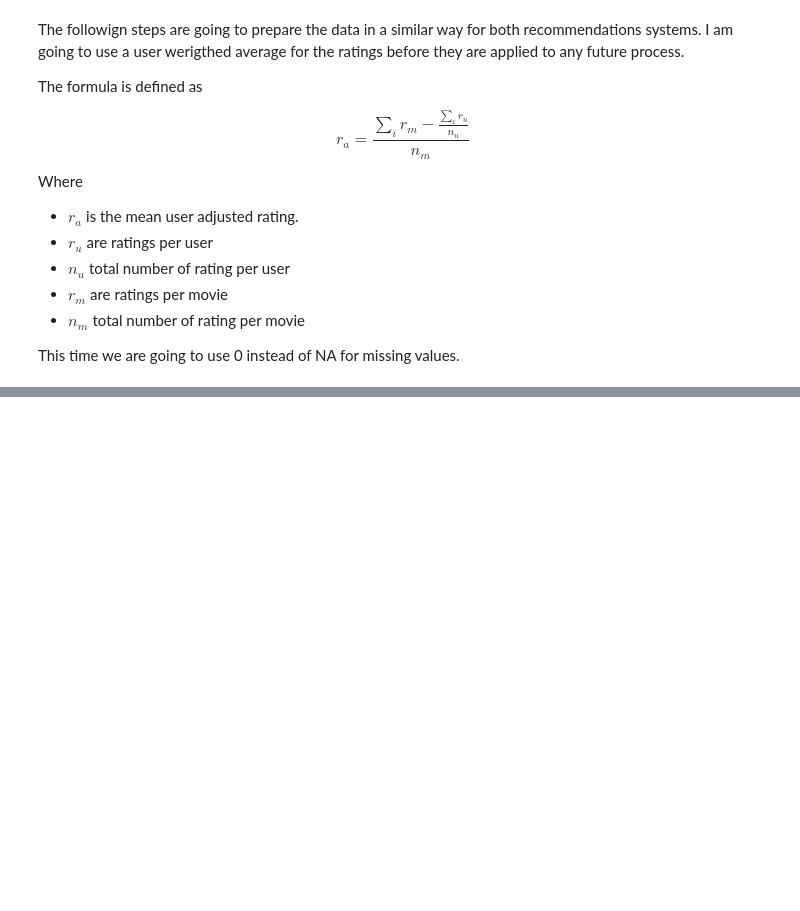
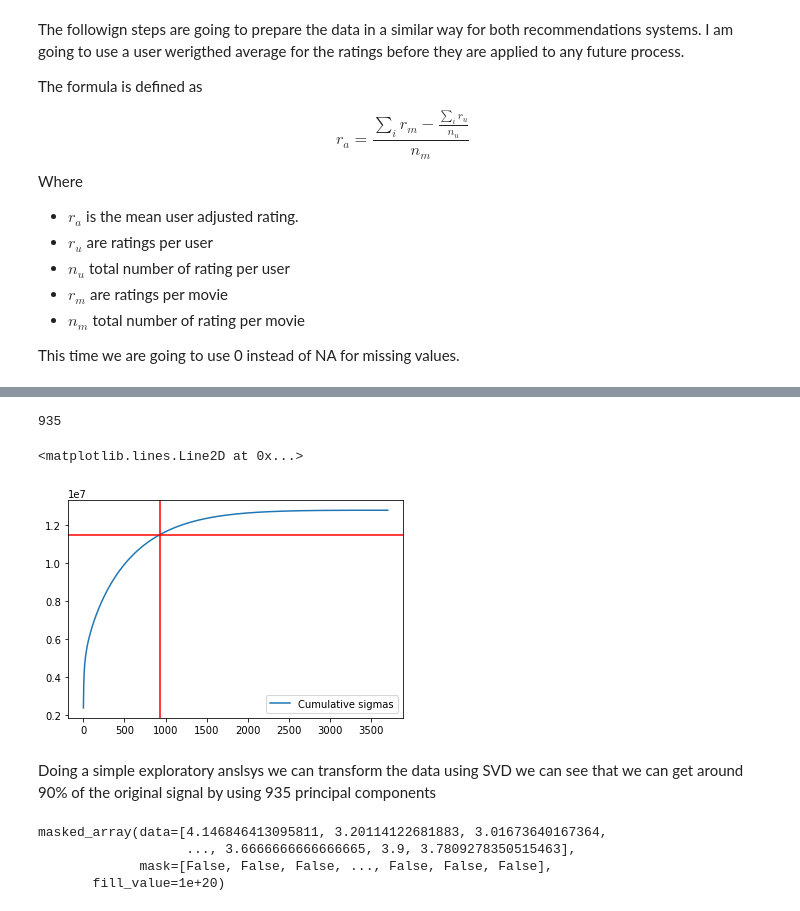
Before and after one commit to oorona/MovieRecommender, a Jupyter notebook: dataanalysis/DataProcessing.ipynb, the cells around one changed output, grey strips where cells are left out. Drawn from its saved outputs; the diff is of its cells as text; code cells hidden in the pictures; blank space fills up the shorter version.

```diff
--- a/dataanalysis/DataProcessing.ipynb
+++ b/dataanalysis/DataProcessing.ipynb
@@ -482,0 +457,23 @@ array([[ 434.97695433,    0.        ,    0.        ,    0.        ,
+# %%
+U, s, V = np.linalg.svd(dmatrix, full_matrices=False)
+# %%
+t=i=0
+en=np.sum(np.power(s,2))
+target= 0.90*en
+while t < target:
+    t=t+s[i]*s[i]
+    i+=1
+# %% [output]
+935
+# %%
+sdf=pd.DataFrame(np.power(s,2)).sort_index().cumsum()
+sdf.columns=["Cumulative sigmas"]
+
+plt=sdf.plot()
+plt.axhline(y=target, color='red')
+plt.axvline(x=i, color='red')
+# %% [output]
+<matplotlib.lines.Line2D at 0x...>
+[figure, added]
+# %% [markdown]
+Doing a simple exploratory anslsys we can transform the data using SVD we can see that we can get around 90% of the original signal by using 935 principal components
@@ -482,0 +485,7 @@ array([[ 434.97695433,    0.        ,    0.        ,    0.        ,
+# %%
+item_means
+# %% [output]
+masked_array(data=[4.146846413095811, 3.20114122681883, 3.01673640167364,
+                   ..., 3.6666666666666665, 3.9, 3.7809278350515463],
+             mask=[False, False, False, ..., False, False, False],
+       fill_value=1e+20)
```
Also changed, not shown: parts of 13 cells of this notebook, 13 other files.
